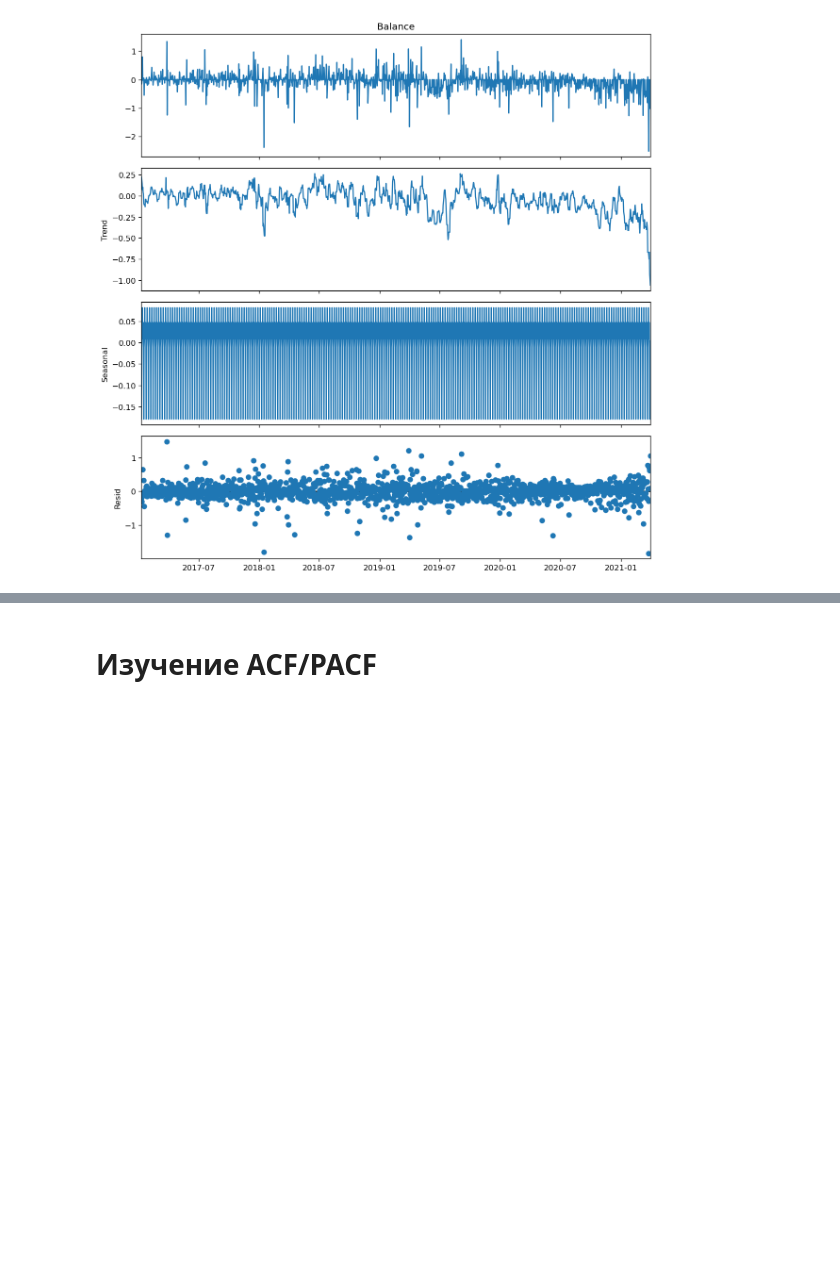
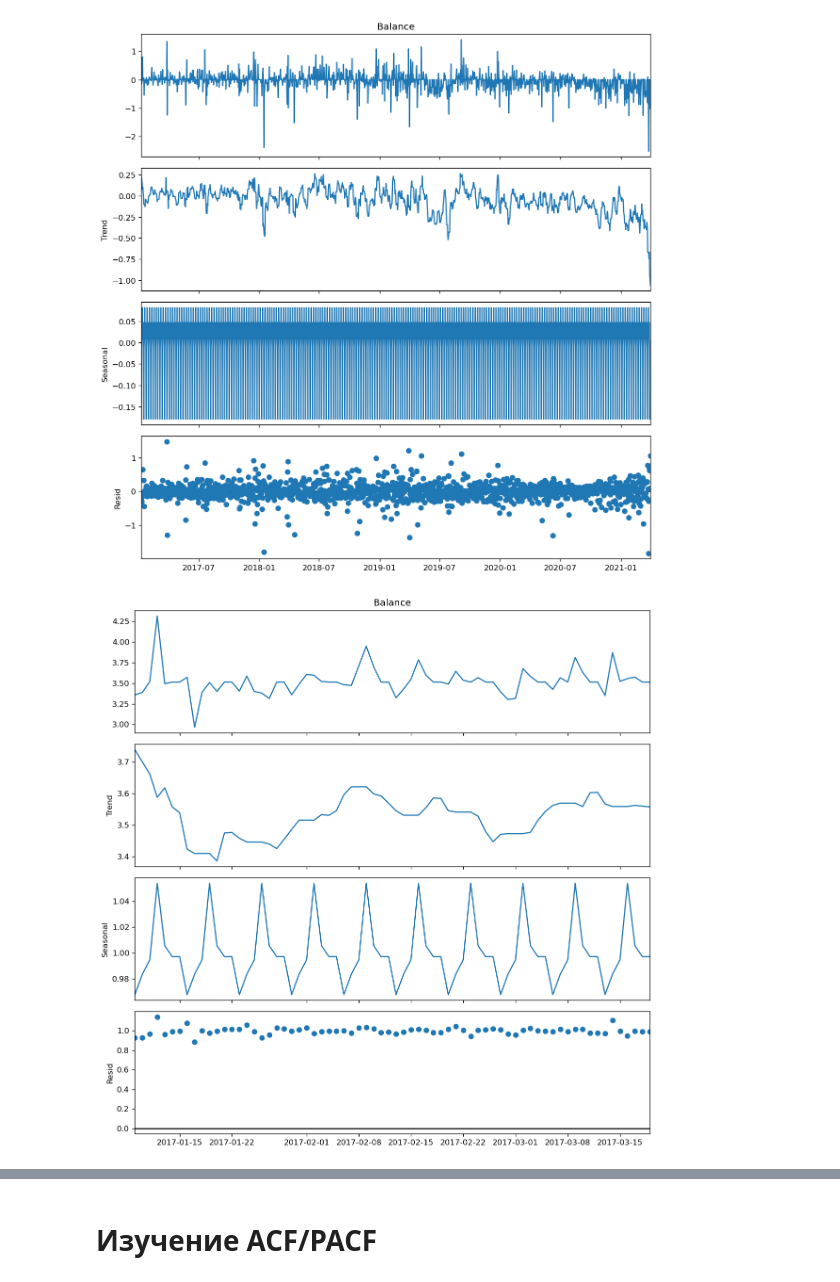
Before and after one commit to xCthulhuFtagn/Time_series_project, a Jupyter notebook: baseline.ipynb, the cells around one changed output, grey strips where cells are left out. Cells and saved outputs as stored; diff of their text form; code cells hidden in the pictures; blank space fills up the shorter version.

```diff
--- a/baseline.ipynb
+++ b/baseline.ipynb
@@ -114,3 +118,14 @@ result_add.plot()
 plt.show()
 # %% [output]
 [figure]
+# %%
+df.posBalance = df.Balance + np.abs(df.Balance.min()) + 1
+
+result_add = seasonal_decompose(df.posBalance[:70], model='multiplicative', extrapolate_trend='freq')
+
+# Plot
+plt.rcParams.update({'figure.figsize': (10,10)})
+result_add.plot()
+plt.show()
+# %% [output]
+[figure, added]
```
Also changed, not shown: parts of 18 cells of this notebook.
